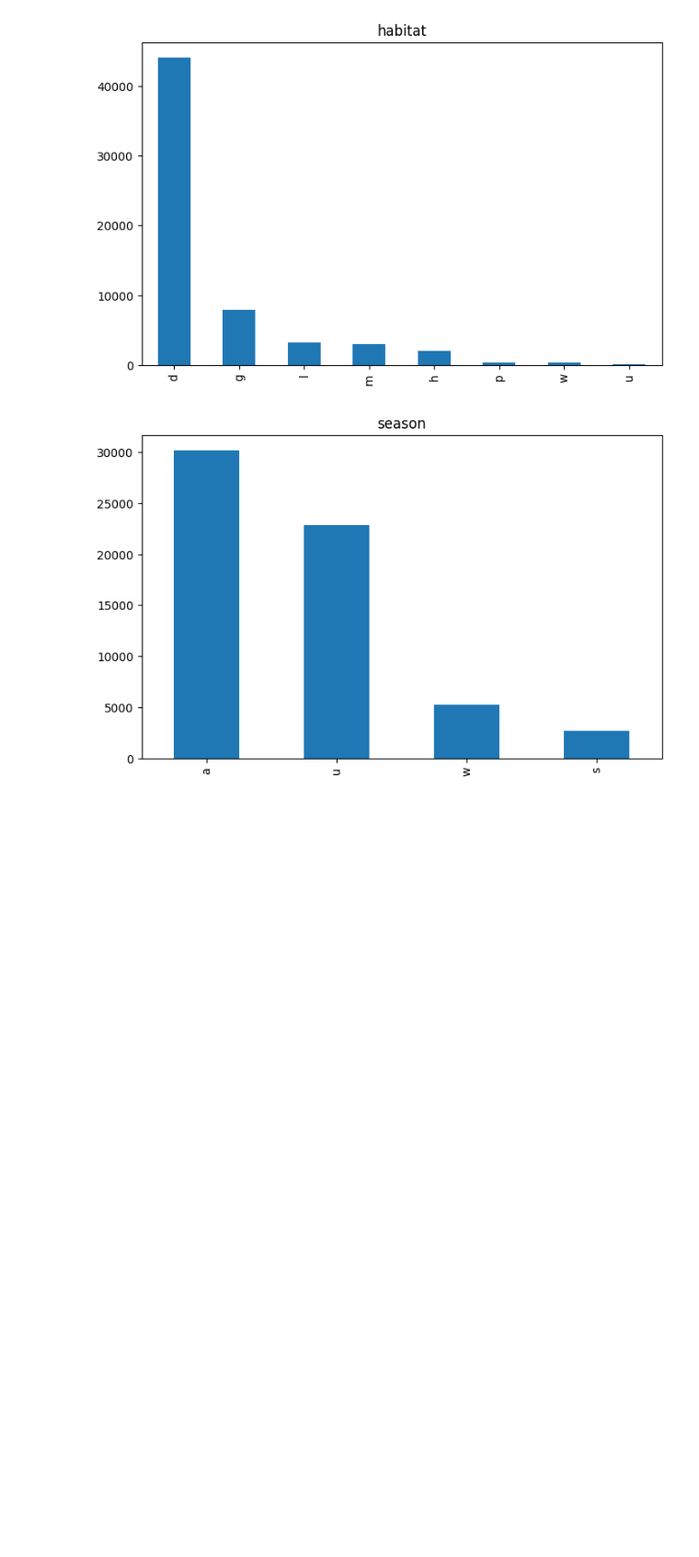
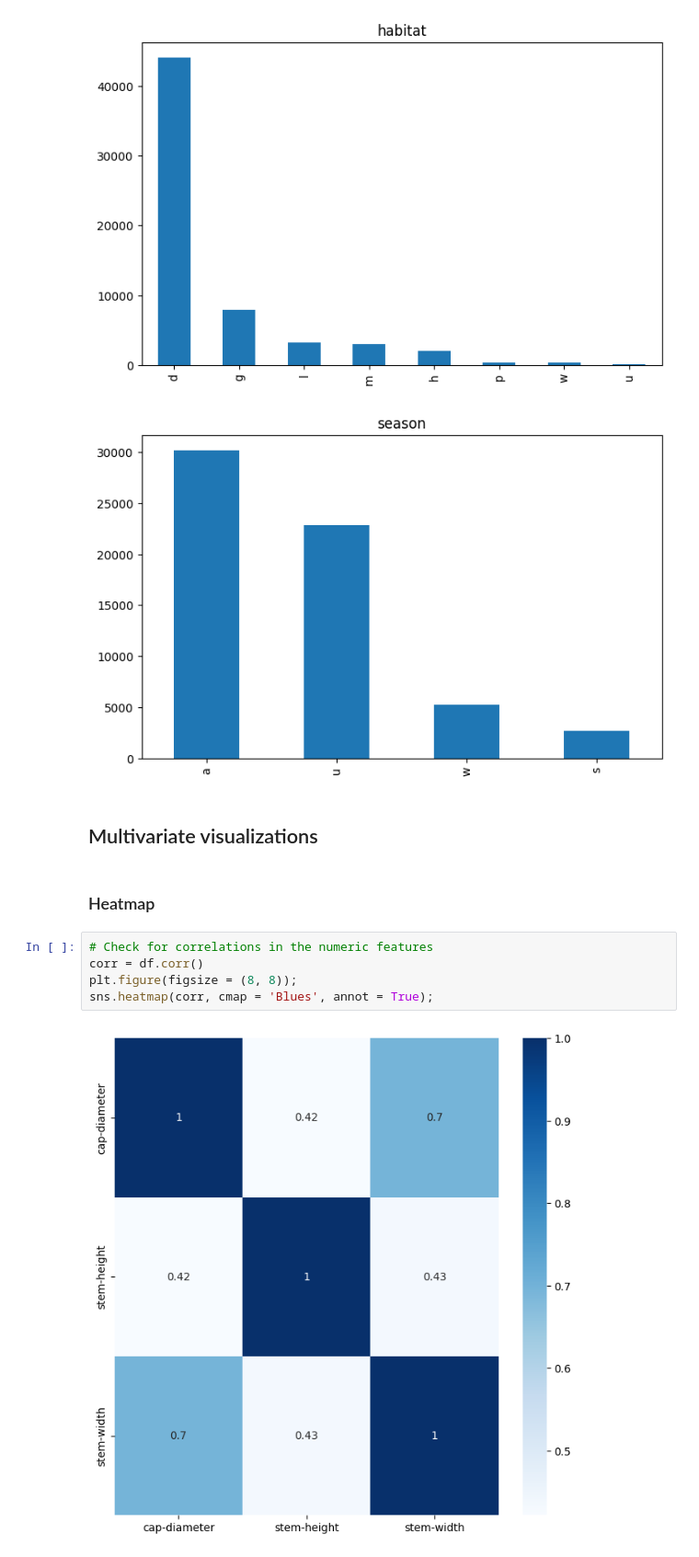
Before and after one commit to mvince33/mushroom_toxicity, a Jupyter notebook: mushroom_toxicity.ipynb, the cells around one changed output. Shown at 92% size. Cells and saved outputs as stored; diff of their text form; blank space fills up the shorter version.

```diff
--- a/mushroom_toxicity.ipynb
+++ b/mushroom_toxicity.ipynb
@@ -268,3 +269,14 @@ for col in df.select_dtypes(include = 'object'):
 [figure]
 [figure]
 [figure]
+# %% [markdown]
+## Multivariate visualizations
+# %% [markdown]
+### Heatmap
+# %%
+# Check for correlations in the numeric features
+corr = df.corr()
+plt.figure(figsize = (8, 8));
+sns.heatmap(corr, cmap = 'Blues', annot = True);
+# %% [output]
+[figure, added]
```
Also changed, not shown: parts of 14 cells of this notebook.
